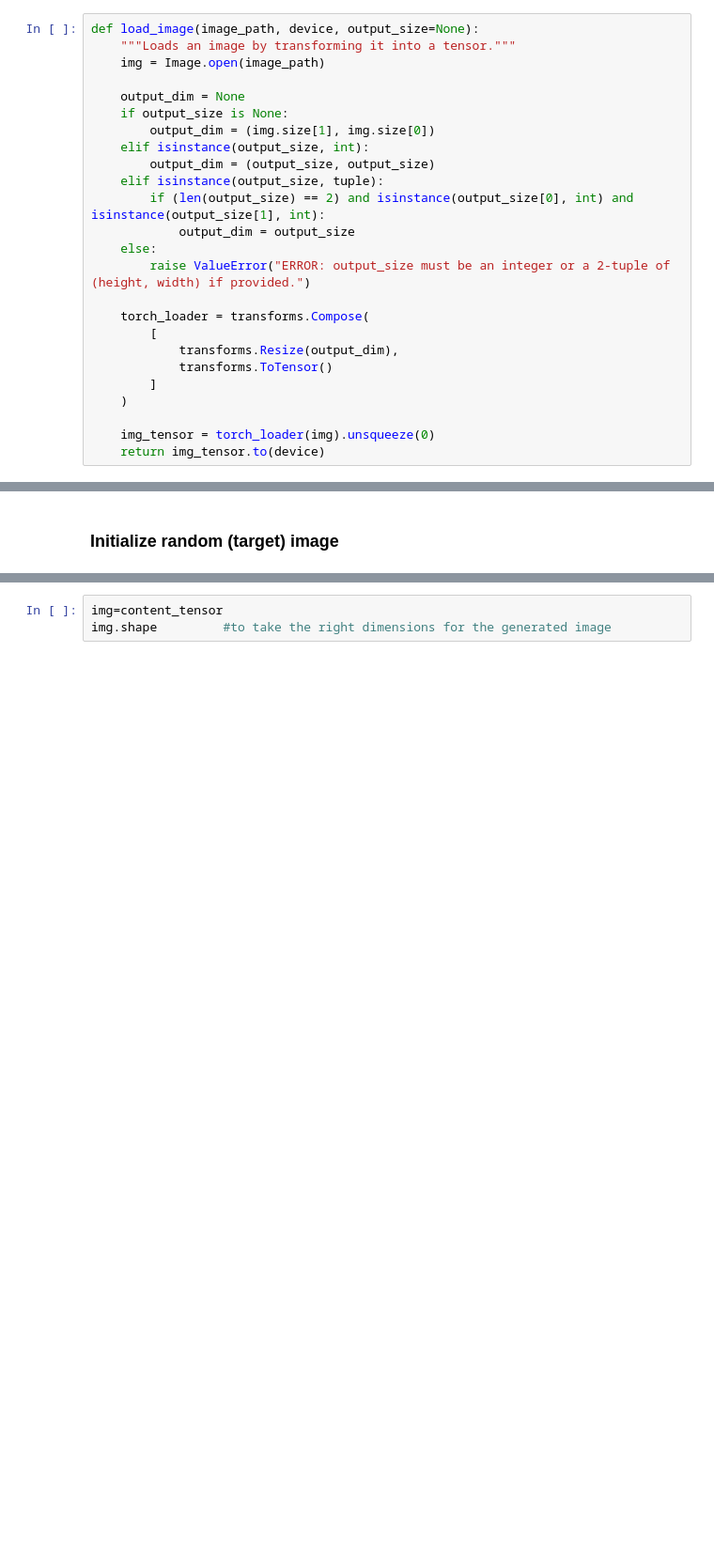
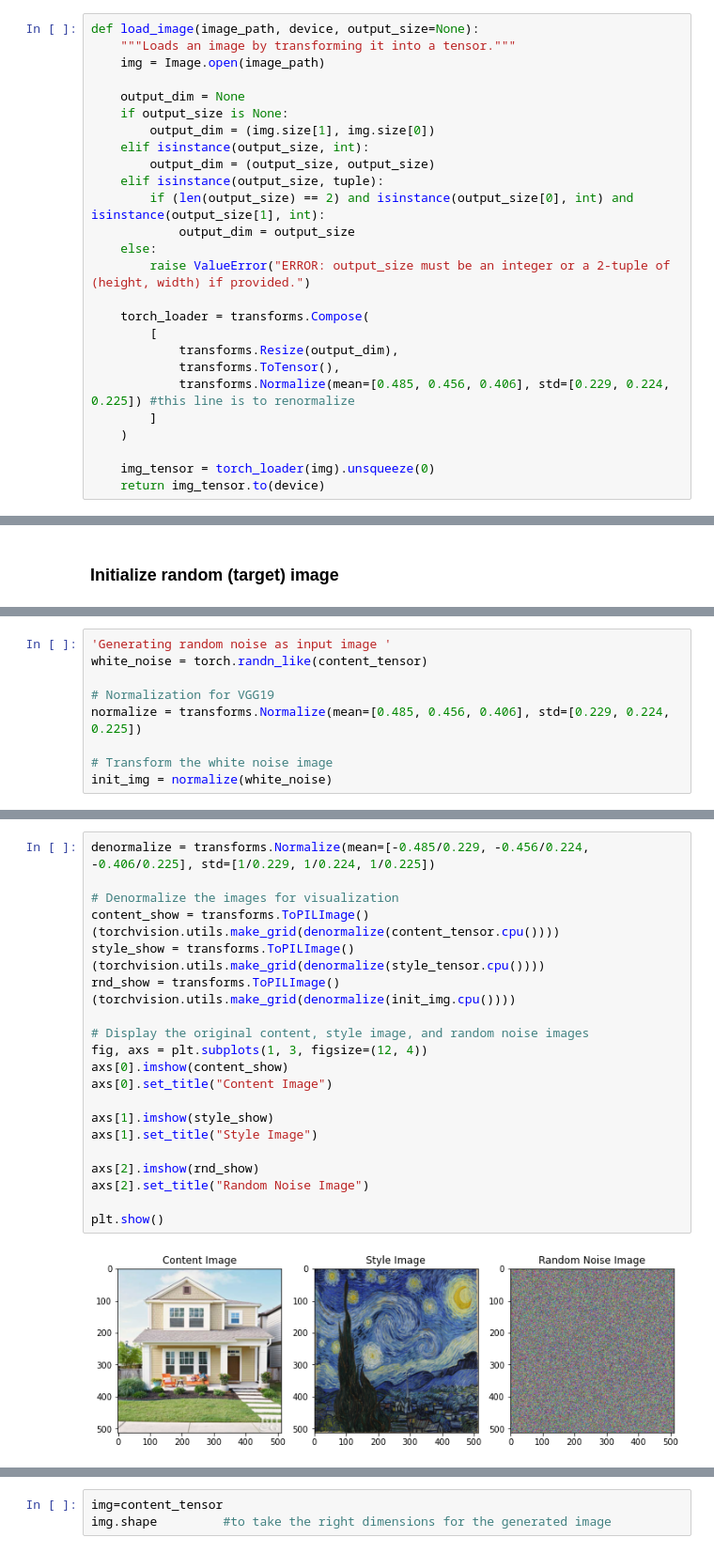
Before and after one commit to isottongloria/Vision-Cognitive-Systems_NST, a Jupyter notebook: Untitled1.ipynb, the cells around one changed output, grey strips where cells are left out. Shown at 94% size. Drawn from its saved outputs; the diff is of its cells as text; blank space fills up the shorter version.

Commit message:
added normalization with mean and std from Imagenet, lr=0.1

```diff
--- a/Untitled1.ipynb
+++ b/Untitled1.ipynb
@@ -59,7 +59,8 @@ def load_image(image_path, device, output_size=None):
     torch_loader = transforms.Compose(
         [
             transforms.Resize(output_dim),
-            transforms.ToTensor()
+            transforms.ToTensor(),
+            transforms.Normalize(mean=[0.485, 0.456, 0.406], std=[0.229, 0.224, 0.225]) #this line is to renormalize
         ]
     )
 
@@ -256,0 +251,9 @@ def get_style_loss(target_map,style_map):
+# %%
+'Generating random noise as input image '
+white_noise = torch.randn_like(content_tensor)
+
+# Normalization for VGG19
+normalize = transforms.Normalize(mean=[0.485, 0.456, 0.406], std=[0.229, 0.224, 0.225])
+
+# Transform the white noise image
+init_img = normalize(white_noise)
@@ -256,0 +262,22 @@ def get_style_loss(target_map,style_map):
+# %%
+denormalize = transforms.Normalize(mean=[-0.485/0.229, -0.456/0.224, -0.406/0.225], std=[1/0.229, 1/0.224, 1/0.225])
+
+# Denormalize the images for visualization
+content_show = transforms.ToPILImage()(torchvision.utils.make_grid(denormalize(content_tensor.cpu())))
+style_show = transforms.ToPILImage()(torchvision.utils.make_grid(denormalize(style_tensor.cpu())))
+rnd_show = transforms.ToPILImage()(torchvision.utils.make_grid(denormalize(init_img.cpu())))
+
+# Display the original content, style image, and random noise images
+fig, axs = plt.subplots(1, 3, figsize=(12, 4))
+axs[0].imshow(content_show)
+axs[0].set_title("Content Image")
+
+axs[1].imshow(style_show)
+axs[1].set_title("Style Image")
+
+axs[2].imshow(rnd_show)
+axs[2].set_title("Random Noise Image")
+
+plt.show()
+# %% [output]
+[figure, added]
```
Also changed, not shown: parts of 10 cells of this notebook.
